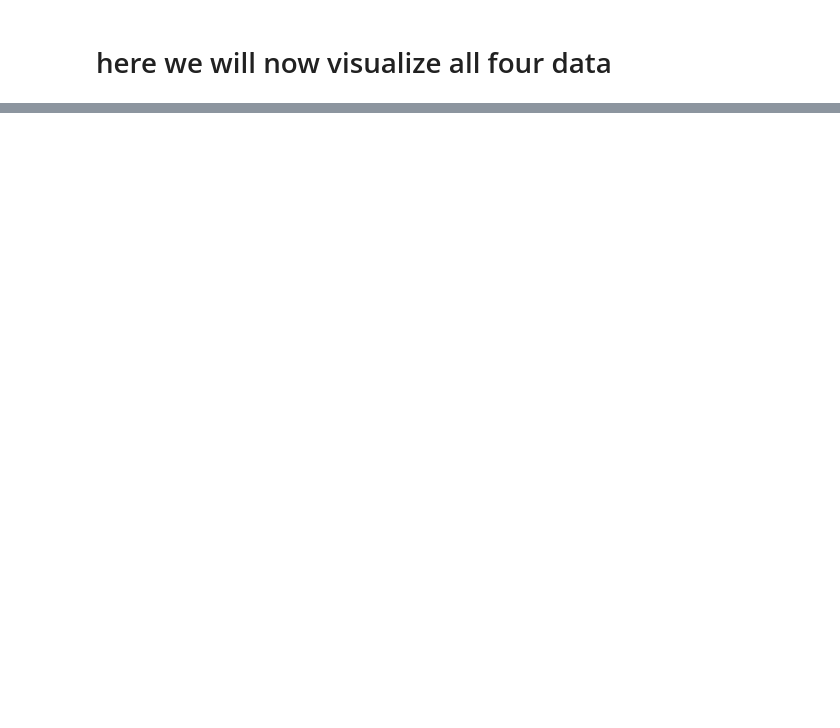
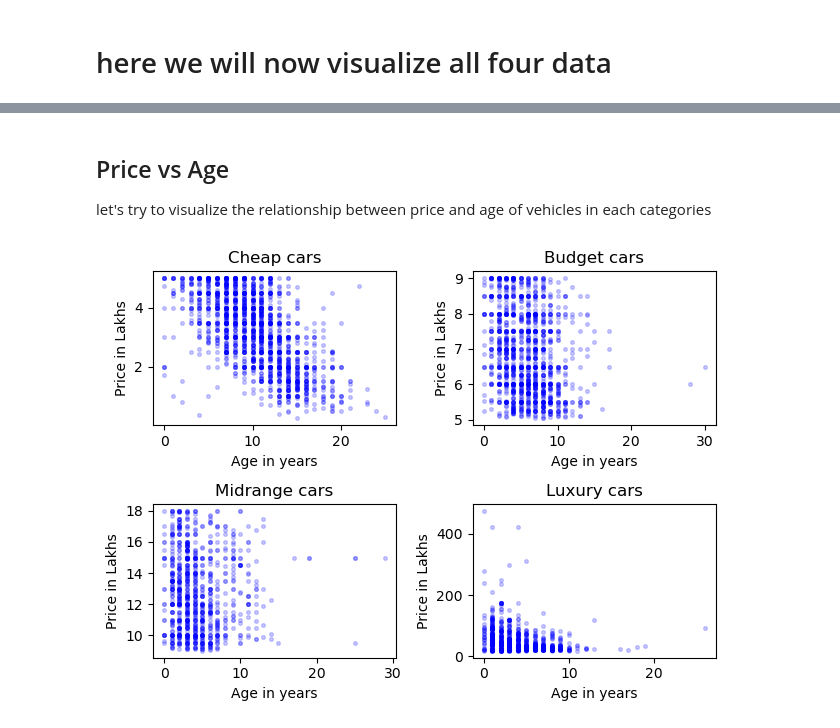
Before and after one commit to shashi0x/Used-Car-Price-Predictor-v2, a Jupyter notebook: Data/datavisuals.ipynb, the cells around one changed output, grey strips where cells are left out. Cells and saved outputs as stored; diff of their text form; code cells hidden in the pictures; blank space fills up the shorter version.

```diff
--- a/Data/datavisuals.ipynb
+++ b/Data/datavisuals.ipynb
@@ -18,0 +64,31 @@ plt.show()
+# %% [markdown]
+## Price vs Age
+let's try to visualize the relationship between price and age of vehicles in each categories
+# %%
+figs, axess = plt.subplots(2,2)
+
+axess[0, 0].scatter(CHEAPCARS[:, 0], CHEAPCARS[:, -2]/100000, s=7, c='blue', alpha=0.2)
+axess[0, 0].set_xlabel('Age in years')
+axess[0, 0].set_ylabel('Price in Lakhs')
+axess[0, 0].set_title('Cheap cars')
+
+axess[0, 1].scatter(BUDGETCARS[:, 0], BUDGETCARS[:, -2]/100000, s=7, c='blue', alpha=0.2)
+axess[0, 1].set_xlabel('Age in years')
+axess[0, 1].set_ylabel('Price in Lakhs')
+axess[0, 1].set_title('Budget cars')
+
+axess[1, 0].scatter(MIDRANGECARS[:, 0], MIDRANGECARS[:, -2]/100000, s=7, c='blue', alpha=0.2)
+axess[1, 0].set_xlabel('Age in years')
+axess[1, 0].set_ylabel('Price in Lakhs')
+axess[1, 0].set_title('Midrange cars')
+
+axess[1, 1].scatter(LUXURYCARS[:, 0], LUXURYCARS[:, -2]/100000, s=7, c='blue', alpha=0.2)
+axess[1, 1].set_xlabel('Age in years')
+axess[1, 1].set_ylabel('Price in Lakhs')
+axess[1, 1].set_title('Luxury cars')
+
+
+figs.tight_layout()
+figs.show()
+# %% [output]
+[figure, added]
```
Also changed, not shown: parts of 9 cells of this notebook.
